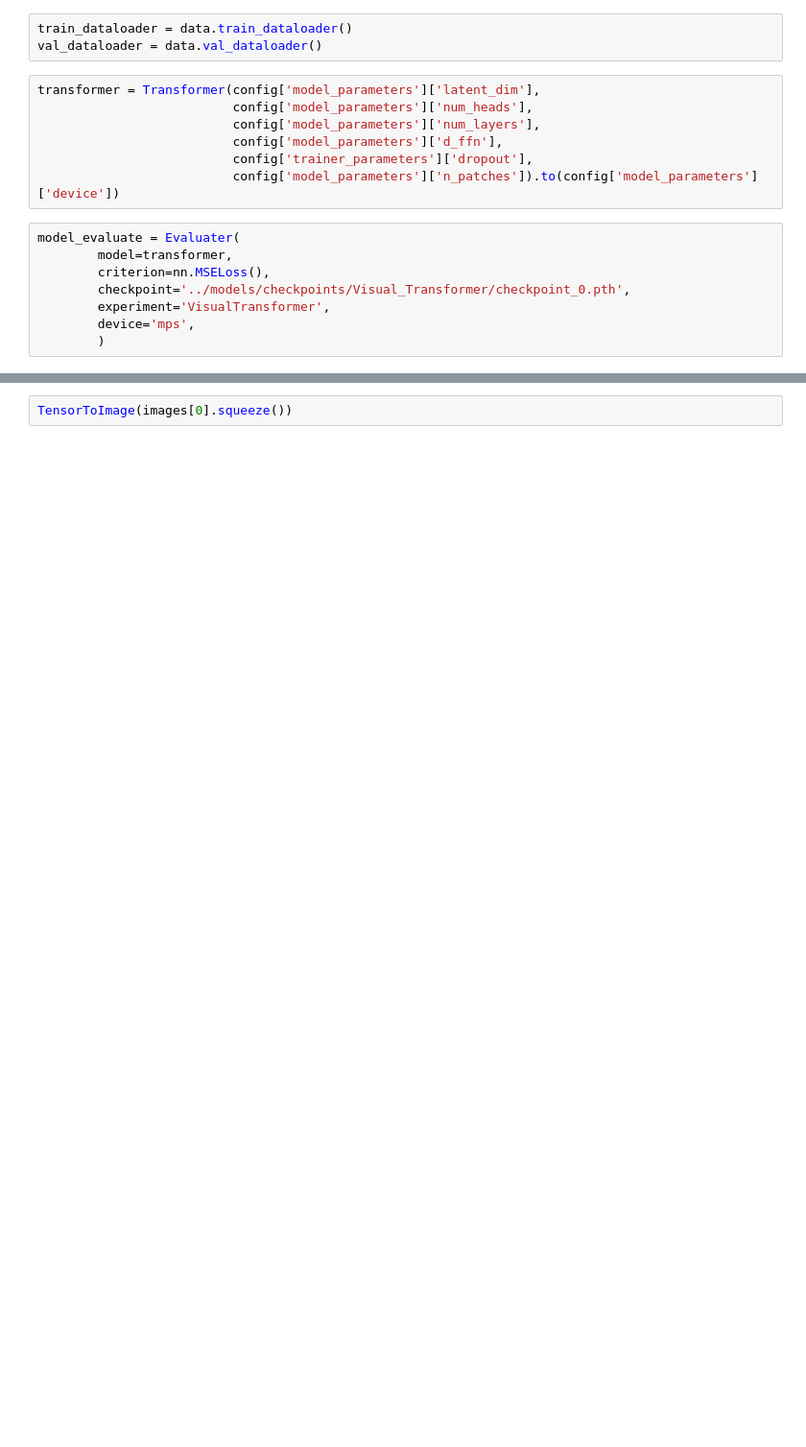
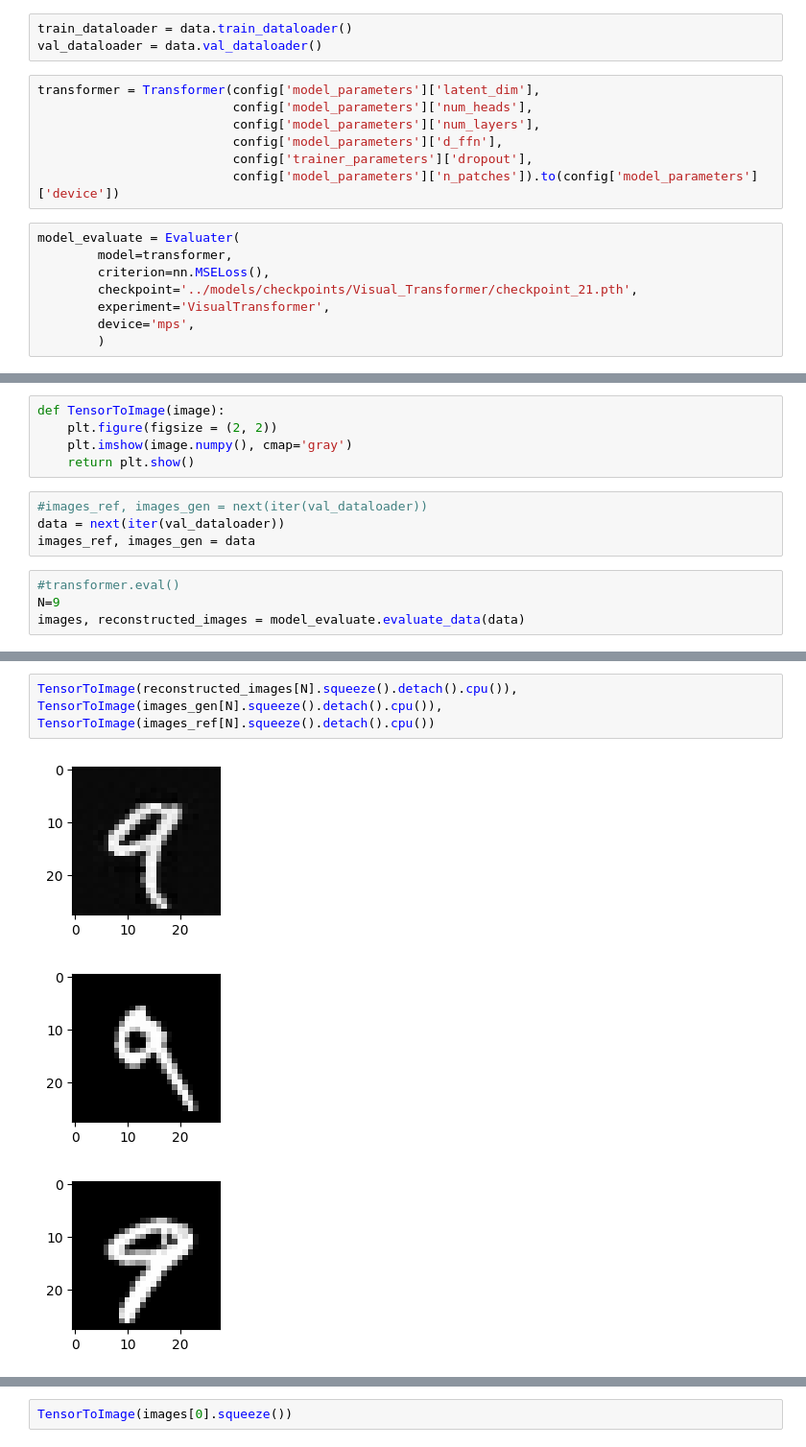
Before and after one commit to mertyigit/PointNet-Transformer, a Jupyter notebook: notebooks/visualize.ipynb, the cells around one changed output, grey strips where cells are left out. Shown at 96% size. Cells and saved outputs as stored; diff of their text form; blank space fills up the shorter version.

```diff
--- a/notebooks/visualize.ipynb
+++ b/notebooks/visualize.ipynb
@@ -83,7 +86,7 @@ transformer = Transformer(config['model_parameters']['latent_dim'],
 model_evaluate = Evaluater(
         model=transformer,
         criterion=nn.MSELoss(),
-        checkpoint='../models/checkpoints/Visual_Transformer/checkpoint_0.pth',
+        checkpoint='../models/checkpoints/Visual_Transformer/checkpoint_21.pth',
         experiment='VisualTransformer',
         device='mps',
         )
@@ -107,0 +93,13 @@ TensorToImage(image_r)
+# %%
+def TensorToImage(image):
+    plt.figure(figsize = (2, 2))
+    plt.imshow(image.numpy(), cmap='gray')
+    return plt.show()
+# %%
+#images_ref, images_gen = next(iter(val_dataloader))
+data = next(iter(val_dataloader))
+images_ref, images_gen = data
+# %%
+#transformer.eval()
+N=9
+images, reconstructed_images = model_evaluate.evaluate_data(data)
@@ -107,0 +108,6 @@ TensorToImage(image_r)
+# %%
+TensorToImage(reconstructed_images[N].squeeze().detach().cpu()), TensorToImage(images_gen[N].squeeze().detach().cpu()), TensorToImage(images_ref[N].squeeze().detach().cpu())
+# %% [output]
+[figure, added]
+[figure, added]
+[figure, added]
```
Also changed, not shown: parts of 12 cells of this notebook, 15 other files.
